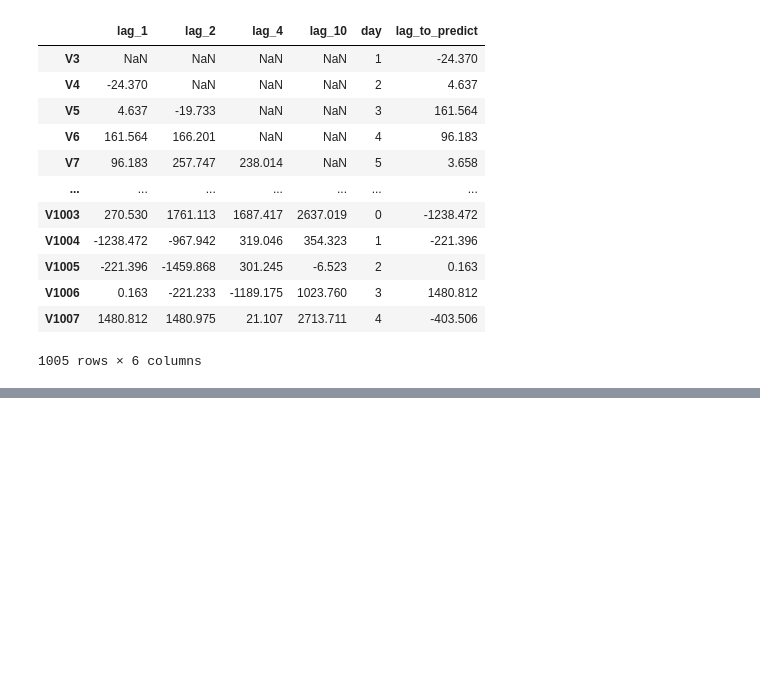
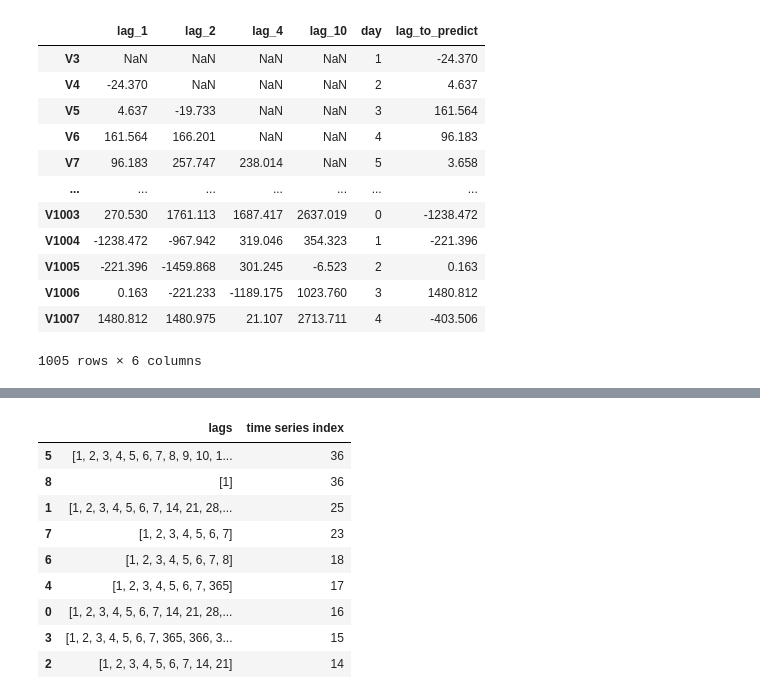
Before and after one commit to radulucaciu/xgb_forecast, a Jupyter notebook: xgb_forecast.ipynb, the cells around one changed output, grey strips where cells are left out. Drawn from its saved outputs; the diff is of its cells as text; code cells hidden in the pictures; blank space fills up the shorter version.

```diff
--- a/xgb_forecast.ipynb
+++ b/xgb_forecast.ipynb
@@ -195,0 +243,15 @@ get_ts(full_df, 0).plot()
+# %%
+# Check the lag sets that appeared most times in the top 2
+ranking[ranking['rank'].isin([1, 2])].groupby(['lags']).sum().reset_index()[['lags', 'time series index']].sort_values('time series index', ascending=False)
+# ranking[ranking['rank'].isin([1, 2])]
+# %% [output]
+|  | lags | time series index |
+| 5 | [1, 2, 3, 4, 5, 6, 7, 8, 9, 10, 1... | 36 |
+| 8 | [1] | 36 |
+| 1 | [1, 2, 3, 4, 5, 6, 7, 14, 21, 28,... | 25 |
+| 7 | [1, 2, 3, 4, 5, 6, 7] | 23 |
+| 6 | [1, 2, 3, 4, 5, 6, 7, 8] | 18 |
+| 4 | [1, 2, 3, 4, 5, 6, 7, 365] | 17 |
+| 0 | [1, 2, 3, 4, 5, 6, 7, 14, 21, 28,... | 16 |
+| 3 | [1, 2, 3, 4, 5, 6, 7, 365, 366, 3... | 15 |
+| 2 | [1, 2, 3, 4, 5, 6, 7, 14, 21] | 14 |
```
Also changed, not shown: parts of 7 cells of this notebook.
